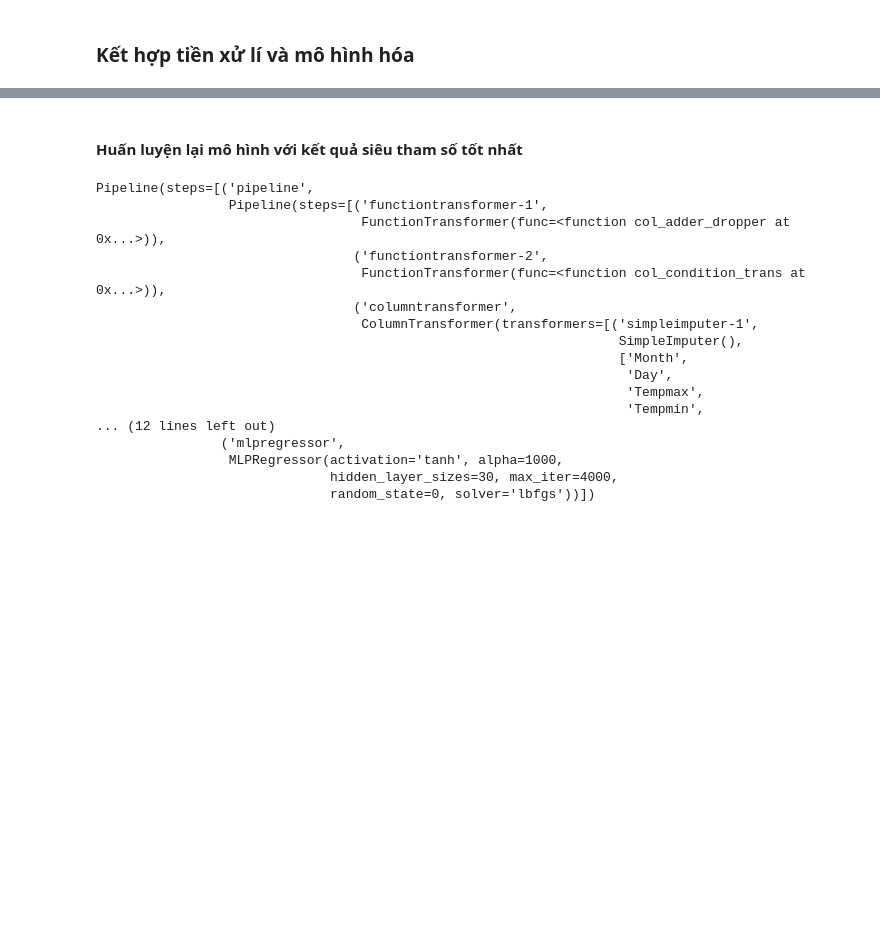
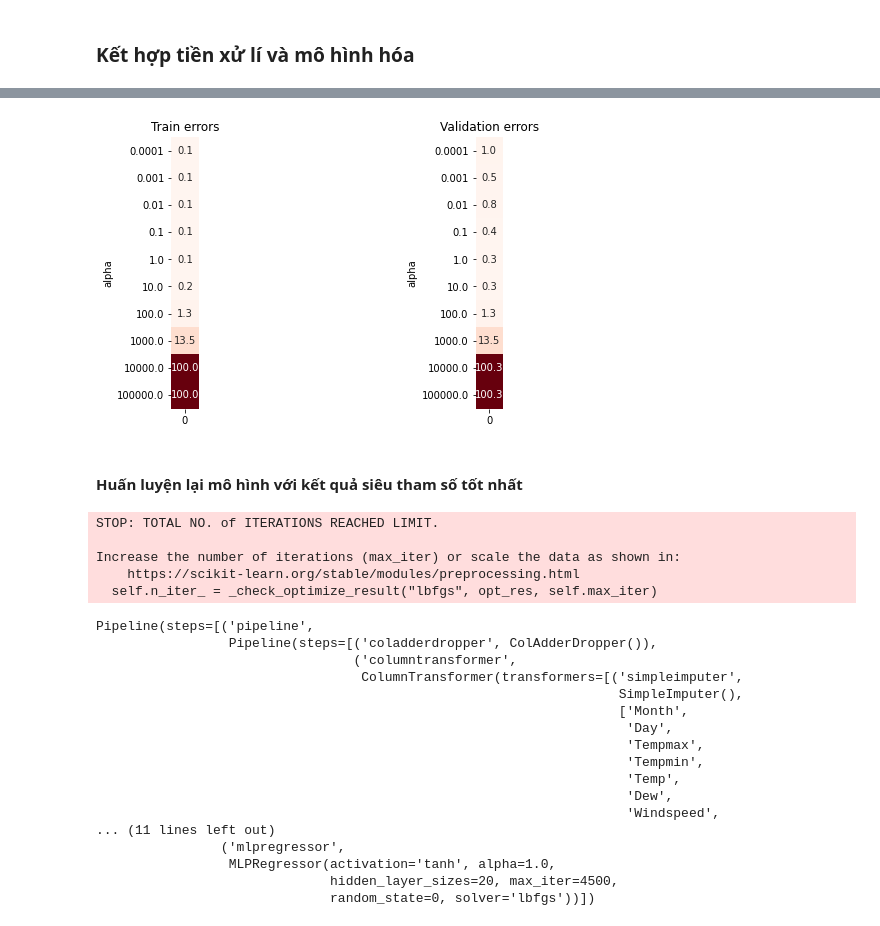
Before and after one commit to TanThinNguyen/data-science-final-project, a Jupyter notebook: weather_forecast.ipynb, the cells around one changed output, grey strips where cells are left out. Drawn from its saved outputs; the diff is of its cells as text; code cells hidden in the pictures; blank space fills up the shorter version.

```diff
--- a/weather_forecast.ipynb
+++ b/weather_forecast.ipynb
@@ -467,18 +458,23 @@ df
 # %%
-nume_cols = ['Month', 'Day', 'Tempmax', 'Tempmin', 'Temp', 'Dew', 'Humidity', 'Windspeed',
-             'Winddir', 'Pressure', 'Cloudcover', 'Visibility']
-cate_cols = ['Conditions']
+nume_cols = ['Month', 'Day', 'Tempmax', 'Tempmin', 'Temp', 'Dew',
+             'Windspeed', 'Winddir', 'Pressure', 'Cloudcover', 'Visibility']
+unorder_cate_cols = ['Icon']
+
+unorder_cate_pipeline = make_pipeline(
+    SimpleImputer(missing_values = np.nan, strategy = 'most_frequent'),
+    OneHotEncoder(handle_unknown = "ignore")
+)
 
 col_transform = make_column_transformer(
     (SimpleImputer(strategy='mean'), nume_cols),
-    (SimpleImputer(strategy='most_frequent'), cate_cols),
-)
+    (unorder_cate_pipeline, unorder_cate_cols))
 
 preprocess_pipeline = make_pipeline(
-    FunctionTransformer(col_adder_dropper),
-    FunctionTransformer(col_condition_trans),
+    ColAdderDropper(),
     col_transform,
     StandardScaler()
 )
+preprocessed_train_X = preprocess_pipeline.fit_transform(train_X_df)
+#TEST
 preprocess_pipeline
 # %% [output]
@@ -660,26 +574,44 @@ val_errs
+# %%
+# Trực quan hóa kết quả
+train_errs_df = pd.DataFrame(data = np.array(train_errs).reshape(len(alphas), -1), index = alphas)
+val_errs_df = pd.DataFrame(data = np.array(val_errs).reshape(len(alphas), -1), index = alphas)
+min_err = min(min(train_errs), min(val_errs))
+max_err = max(max(train_errs), max(val_errs))
+plt.figure(figsize = (10, 5))
+plt.subplot(1, 2, 1)
+sns.heatmap(train_errs_df, vmin = min_err, vmax = max_err, square = True, annot = True, cbar = False, fmt = '.1f',
+            cmap = 'Reds')
+plt.title('Train errors'); plt.ylabel('alpha')
+plt.subplot(1, 2, 2)
+sns.heatmap(val_errs_df, vmin = min_err, vmax = max_err, square = True, annot = True, cbar = False, fmt = '.1f', cmap = 'Reds')
+plt.title('Validation errors'); plt.ylabel('alpha');
+# %% [output]
+[figure, added]
 # %% [markdown]
 #### Huấn luyện lại mô hình với kết quả siêu tham số tốt nhất
 # %%
-full_pipeline.set_params(
-            mlpregressor__alpha=best_alpha,
-            mlpregressor__max_iter=best_max_iter
-        )
+full_pipeline.set_params(mlpregressor__alpha = best_alpha)
 full_pipeline.fit(train_X_df, train_y_sr)
 # %% [output]
-Pipeline(steps=[('pipeline',
-                 Pipeline(steps=[('functiontransformer-1',
-                                  FunctionTransformer(func=<function col_adder_dropper at 0x...>)),
-                                 ('functiontransformer-2',
-                                  FunctionTransformer(func=<function col_condition_trans at 0x...>)),
-                                 ('columntransformer',
-                                  ColumnTransformer(transformers=[('simpleimputer-1',
-                                                                   SimpleImputer(),
-                                                                   ['Month',
-                                                                    'Day',
-                                                                    'Tempmax',
-                                                                    'Tempmin',
-... (12 lines left out)
-                ('mlpregressor',
-                 MLPRegressor(activation='tanh', alpha=1000,
-                              hidden_layer_sizes=30, max_iter=4000,
-                              random_state=0, solver='lbfgs'))])
+STOP: TOTAL NO. of ITERATIONS REACHED LIMIT.
+
+Increase the number of iterations (max_iter) or scale the data as shown in:
+    https://scikit-learn.org/stable/modules/preprocessing.html
+  self.n_iter_ = _check_optimize_result("lbfgs", opt_res, self.max_iter)
+Pipeline(steps=[('pipeline',
+                 Pipeline(steps=[('coladderdropper', ColAdderDropper()),
+                                 ('columntransformer',
+                                  ColumnTransformer(transformers=[('simpleimputer',
+                                                                   SimpleImputer(),
+                                                                   ['Month',
+                                                                    'Day',
+                                                                    'Tempmax',
+                                                                    'Tempmin',
+                                                                    'Temp',
+                                                                    'Dew',
+                                                                    'Windspeed',
+... (11 lines left out)
+                ('mlpregressor',
+                 MLPRegressor(activation='tanh', alpha=1.0,
+                              hidden_layer_sizes=20, max_iter=4500,
+                              random_state=0, solver='lbfgs'))])
```
Also changed, not shown: parts of 80 cells of this notebook.
